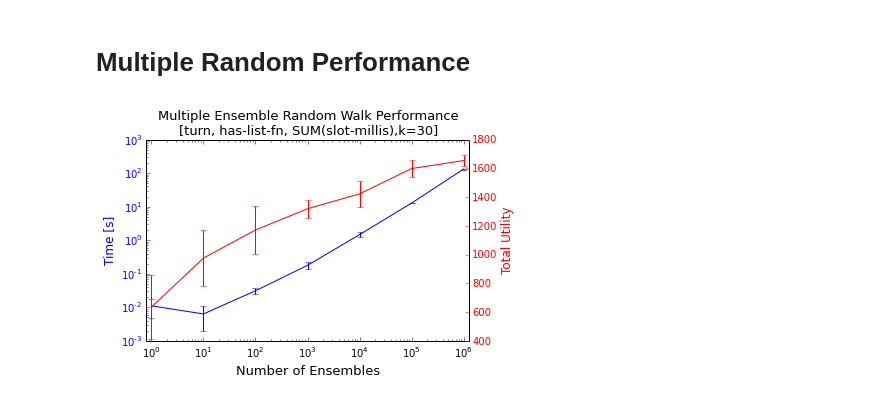
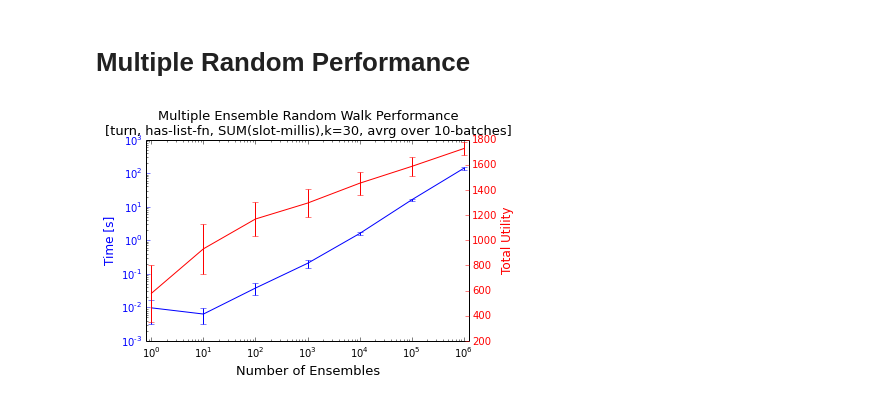
Before and after one commit to dorisjlee/viz-summarization, a Jupyter notebook: ipynb/BaselineExperimentsPlots.ipynb, the cells around one changed output. Cells and saved outputs as stored; diff of their text form; code cells hidden in the pictures.

```diff
--- a/ipynb/BaselineExperimentsPlots.ipynb
+++ b/ipynb/BaselineExperimentsPlots.ipynb
@@ -125,31 +139,32 @@ plt.ylabel("Total Time [s]",fontsize=12)
 # %% [markdown]
 # Multiple Random Performance
 # %%
-df = pd.read_csv("../experiment/random_walk_scalability_experiment_vals.csv")
+df = pd.read_csv("../experiment/random_walk_scalability_experiment.csv")
 df["total_time"]=df["total_time"]/1e9 #ns --> s conversion
 # %%
 avrg = df.groupby("iterations",as_index=False).mean()
 stdev = df.groupby("iterations",as_index=False).std()
 # %%
 fig, ax1 = plt.subplots()
-plt.title("Multiple Ensemble Random Walk Performance \n[turn, has-list-fn, SUM(slot-millis),k=30]",fontsize=13)
+plt.title("Multiple Ensemble Random Walk Performance \n[turn, has-list-fn, SUM(slot-millis),k=30, avrg over 10-batches]",fontsize=13)
 
 ax1.errorbar(avrg["iterations"], avrg["total_time"],yerr=stdev["total_time"],color='b')
 ax1.set_xscale("log", nonposx='clip')
 ax1.set_yscale("log", nonposy='clip')
 
 ax1.set_xlabel('Number of Ensembles',fontsize=13)
 
 ax1.set_ylabel('Time [s]', color='b',fontsize=12)
 ax1.tick_params('y', colors='b')
 
 ax2 = ax1.twinx()
 ax2.errorbar(avrg["iterations"], avrg["total_utility"],yerr=stdev["total_utility"],color='r')
 ax2.set_xscale("log", nonposy='clip')
 ax2.set_ylabel('Total Utility', color='r',fontsize=12)
 ax2.tick_params('y', colors='r')
 plt.xlim(0.8,10**6.1)
 fig.tight_layout()
 plt.show()
+fig.savefig("multiple_random_walk_performance.pdf")
 # %% [output]
-[figure, old version]
+[figure, new version]
```
Also changed, not shown: parts of 10 cells of this notebook, 2 other files.
